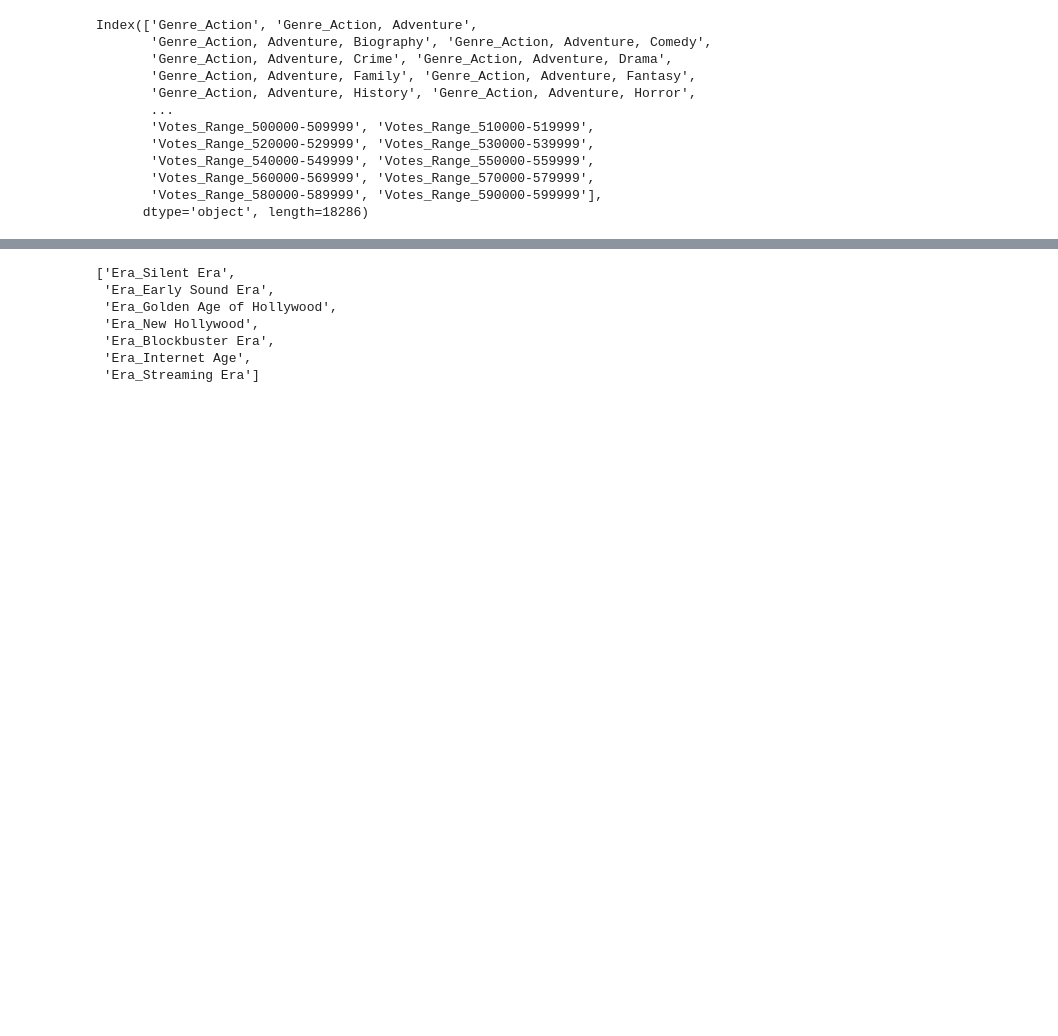
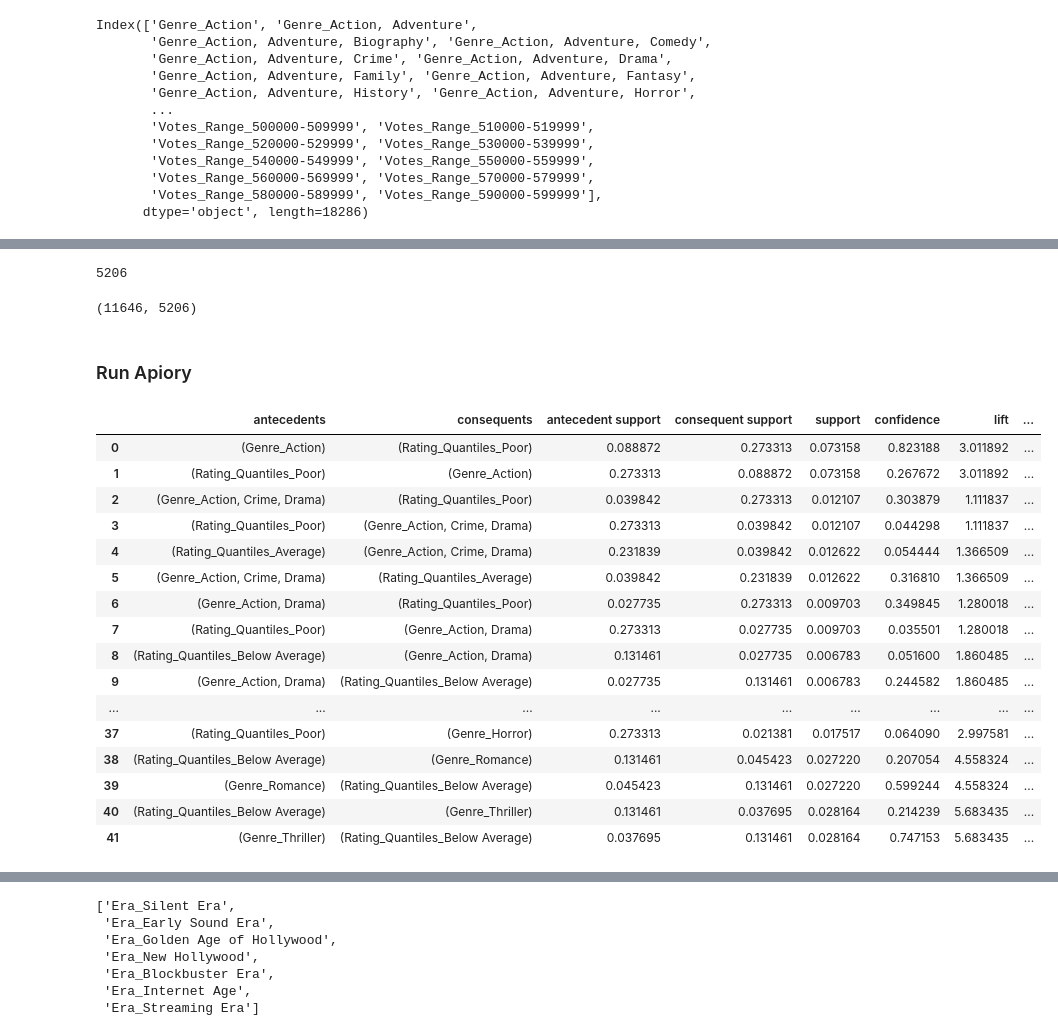
Before and after one commit to sasi-nk/BSC_DPDM2025, a Jupyter notebook: Ch4_Frequent_Patterns_(Association_Rules).ipynb, the cells around one changed output, grey strips where cells are left out. Cells and saved outputs as stored; diff of their text form; code cells hidden in the pictures; blank space fills up the shorter version.

```diff
--- a/Ch4_Frequent_Patterns_(Association_Rules).ipynb
+++ b/Ch4_Frequent_Patterns_(Association_Rules).ipynb
@@ -1025,0 +1074,53 @@ Index(['Genre_Action', 'Genre_Action, Adventure',
+# %%
+selected_columns = [col for col in data_apri.columns if col.startswith('Director')] + \
+                    [col for col in data_apri.columns if col.startswith('Genre')] + \
+                    [col for col in data_apri.columns if col.startswith('Rating_Quantiles')]
+# %%
+len(selected_columns)
+# %% [output]
+5206
+# %%
+data_selected = data_apri[selected_columns]
+data_selected.shape
+# %% [output]
+(11646, 5206)
+# %% [markdown]
+### Run Apiory
+# %%
+from mlxtend.frequent_patterns import apriori, association_rules
+
+# ค่าที่ตั้งต้น
+min_sup = 0.001
+
+# คำนวณ frequent itemsets
+frequentItemsets = apriori(data_selected, min_support=min_sup, use_colnames=True)
+
+# สร้างกฎเชื่อมโยง (association rules) จาก frequent itemsets
+rules = association_rules(frequentItemsets, metric="lift", min_threshold=1)
+
+# แสดงกฎเชื่อมโยง
+# for index, rule in rules.iterrows():
+#     print(f"RelationRecord(items={rule['antecedents']} + {rule['consequents']}, "
+#           f"support={rule['support']}, "
+#           f"confidence={rule['confidence']}, "
+#           f"lift={rule['lift']})")
+# %%
+rules
+# %% [output]
+|  | antecedents | consequents | antecedent support | consequent support | support | confidence | lift | ... |
+| 0 | (Genre_Action) | (Rating_Quantiles_Poor) | 0.088872 | 0.273313 | 0.073158 | 0.823188 | 3.011892 | ... |
+| 1 | (Rating_Quantiles_Poor) | (Genre_Action) | 0.273313 | 0.088872 | 0.073158 | 0.267672 | 3.011892 | ... |
+| 2 | (Genre_Action, Crime, Drama) | (Rating_Quantiles_Poor) | 0.039842 | 0.273313 | 0.012107 | 0.303879 | 1.111837 | ... |
+| 3 | (Rating_Quantiles_Poor) | (Genre_Action, Crime, Drama) | 0.273313 | 0.039842 | 0.012107 | 0.044298 | 1.111837 | ... |
+| 4 | (Rating_Quantiles_Average) | (Genre_Action, Crime, Drama) | 0.231839 | 0.039842 | 0.012622 | 0.054444 | 1.366509 | ... |
+| 5 | (Genre_Action, Crime, Drama) | (Rating_Quantiles_Average) | 0.039842 | 0.231839 | 0.012622 | 0.316810 | 1.366509 | ... |
+| 6 | (Genre_Action, Drama) | (Rating_Quantiles_Poor) | 0.027735 | 0.273313 | 0.009703 | 0.349845 | 1.280018 | ... |
+| 7 | (Rating_Quantiles_Poor) | (Genre_Action, Drama) | 0.273313 | 0.027735 | 0.009703 | 0.035501 | 1.280018 | ... |
+| 8 | (Rating_Quantiles_Below Average) | (Genre_Action, Drama) | 0.131461 | 0.027735 | 0.006783 | 0.051600 | 1.860485 | ... |
+| 9 | (Genre_Action, Drama) | (Rating_Quantiles_Below Average) | 0.027735 | 0.131461 | 0.006783 | 0.244582 | 1.860485 | ... |
+| ... | ... | ... | ... | ... | ... | ... | ... | ... |
+| 37 | (Rating_Quantiles_Poor) | (Genre_Horror) | 0.273313 | 0.021381 | 0.017517 | 0.064090 | 2.997581 | ... |
+| 38 | (Rating_Quantiles_Below Average) | (Genre_Romance) | 0.131461 | 0.045423 | 0.027220 | 0.207054 | 4.558324 | ... |
+| 39 | (Genre_Romance) | (Rating_Quantiles_Below Average) | 0.045423 | 0.131461 | 0.027220 | 0.599244 | 4.558324 | ... |
+| 40 | (Rating_Quantiles_Below Average) | (Genre_Thriller) | 0.131461 | 0.037695 | 0.028164 | 0.214239 | 5.683435 | ... |
+| 41 | (Genre_Thriller) | (Rating_Quantiles_Below Average) | 0.037695 | 0.131461 | 0.028164 | 0.747153 | 5.683435 | ... |
```
Also changed, not shown: parts of 20 cells of this notebook.
